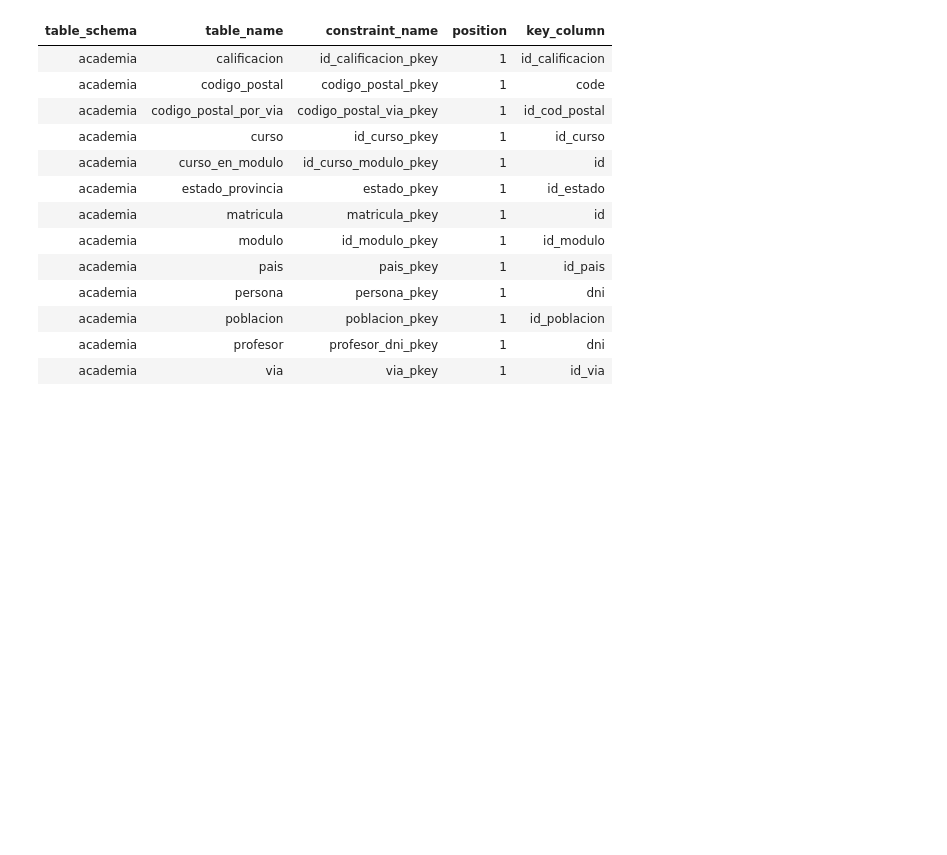
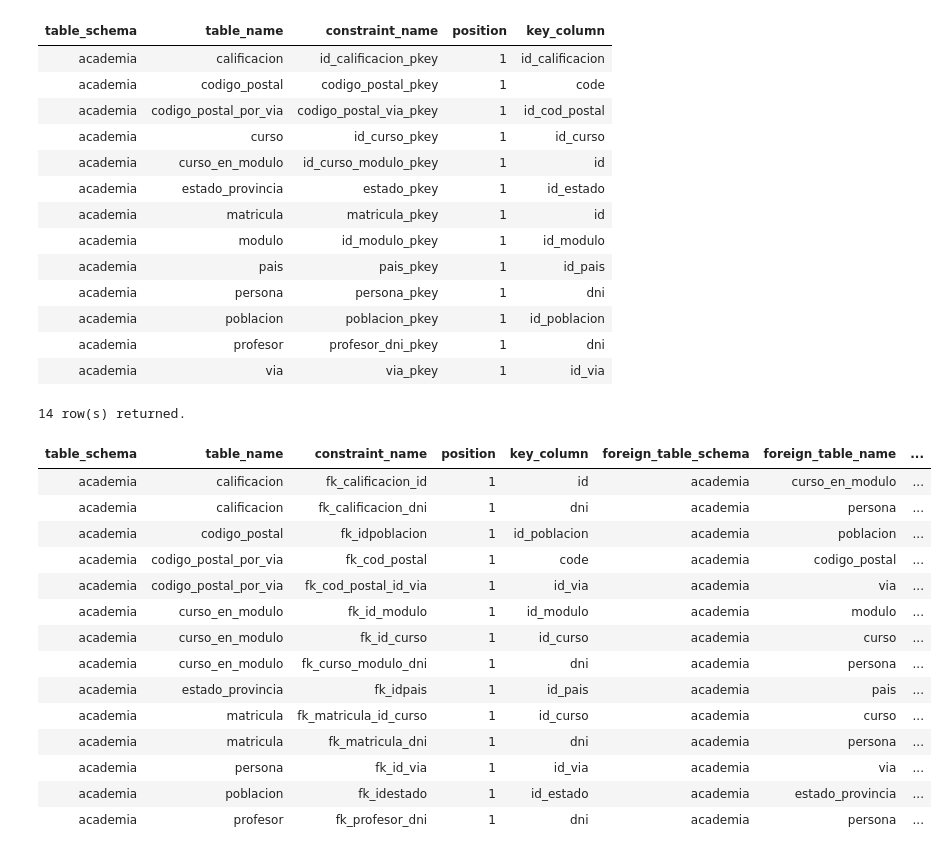
Before and after one commit to alexjust-data/FullStack06_SQL, a Jupyter notebook: 00_SEMINARIO.ipynb, the cells around one changed output. Cells and saved outputs as stored; diff of their text form; code cells hidden in the pictures; blank space fills up the shorter version.

```diff
--- a/00_SEMINARIO.ipynb
+++ b/00_SEMINARIO.ipynb
@@ -254,3 +238,41 @@ ORDER BY kcu.table_schema,
 | academia | poblacion | poblacion_pkey | 1 | id_poblacion |
 | academia | profesor | profesor_dni_pkey | 1 | dni |
 | academia | via | via_pkey | 1 | id_via |
+# %%
+-- Enumero todas las claves foráneas (FK) y sus columnas en el esquema 'academia'
+SELECT kcu.table_schema,
+       kcu.table_name,
+       tco.constraint_name,
+       kcu.ordinal_position as position,
+       kcu.column_name as key_column,
+       ccu.table_schema AS foreign_table_schema,
+       ccu.table_name AS foreign_table_name,
+       ccu.column_name AS foreign_column_name
+FROM information_schema.table_constraints tco
+JOIN information_schema.key_column_usage kcu
+     ON kcu.constraint_name = tco.constraint_name
+     AND kcu.constraint_schema = tco.constraint_schema
+LEFT JOIN information_schema.constraint_column_usage ccu
+     ON ccu.constraint_name = tco.constraint_name
+WHERE tco.constraint_type = 'FOREIGN KEY'
+      AND kcu.table_schema = 'academia'  -- Añade esta línea para filtrar por el esquema 'academia'
+ORDER BY kcu.table_schema,
+         kcu.table_name,
+         position;
+# %% [output]
+14 row(s) returned.
+| table_schema | table_name | constraint_name | position | key_column | foreign_table_schema | foreign_table_name | ... |
+| academia | calificacion | fk_calificacion_id | 1 | id | academia | curso_en_modulo | ... |
+| academia | calificacion | fk_calificacion_dni | 1 | dni | academia | persona | ... |
+| academia | codigo_postal | fk_idpoblacion | 1 | id_poblacion | academia | poblacion | ... |
+| academia | codigo_postal_por_via | fk_cod_postal | 1 | code | academia | codigo_postal | ... |
+| academia | codigo_postal_por_via | fk_cod_postal_id_via | 1 | id_via | academia | via | ... |
+| academia | curso_en_modulo | fk_id_modulo | 1 | id_modulo | academia | modulo | ... |
+| academia | curso_en_modulo | fk_id_curso | 1 | id_curso | academia | curso | ... |
+| academia | curso_en_modulo | fk_curso_modulo_dni | 1 | dni | academia | persona | ... |
+| academia | estado_provincia | fk_idpais | 1 | id_pais | academia | pais | ... |
+| academia | matricula | fk_matricula_id_curso | 1 | id_curso | academia | curso | ... |
+| academia | matricula | fk_matricula_dni | 1 | dni | academia | persona | ... |
+| academia | persona | fk_id_via | 1 | id_via | academia | via | ... |
+| academia | poblacion | fk_idestado | 1 | id_estado | academia | estado_provincia | ... |
+| academia | profesor | fk_profesor_dni | 1 | dni | academia | persona | ... |
```
Also changed, not shown: parts of 14 cells of this notebook.
